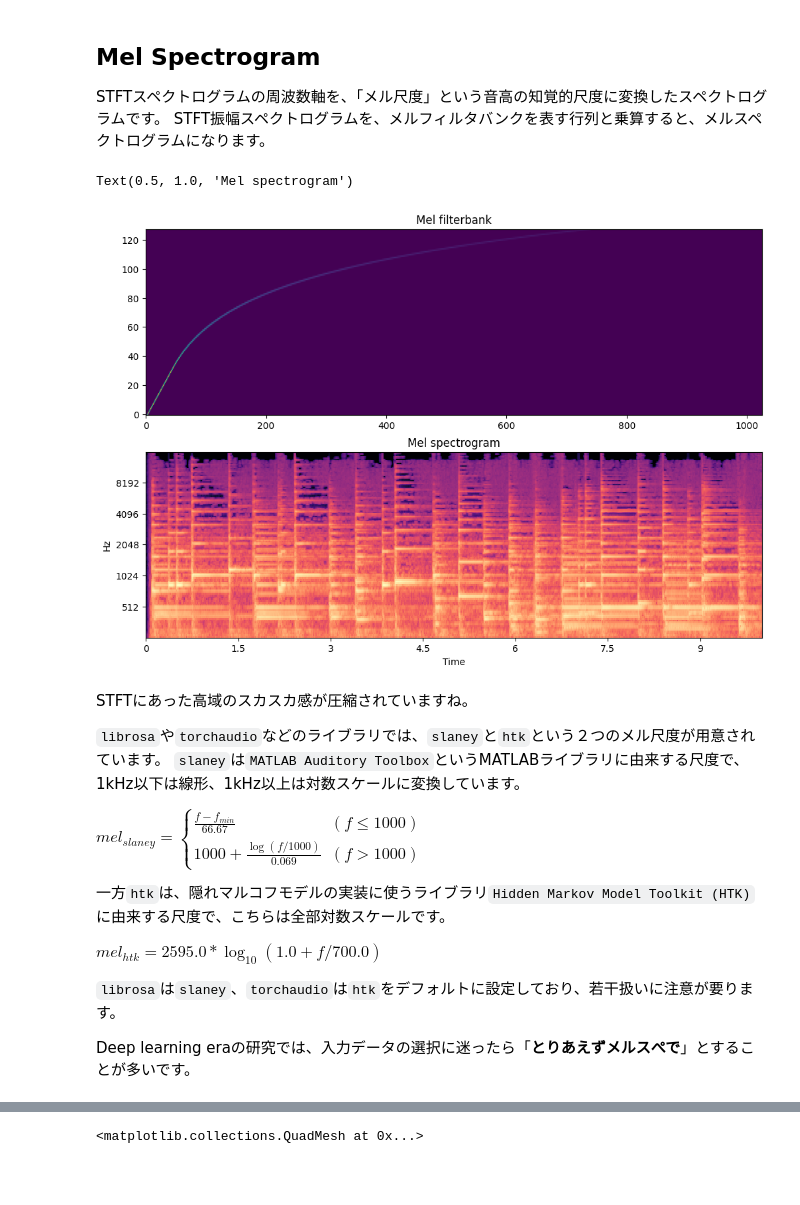
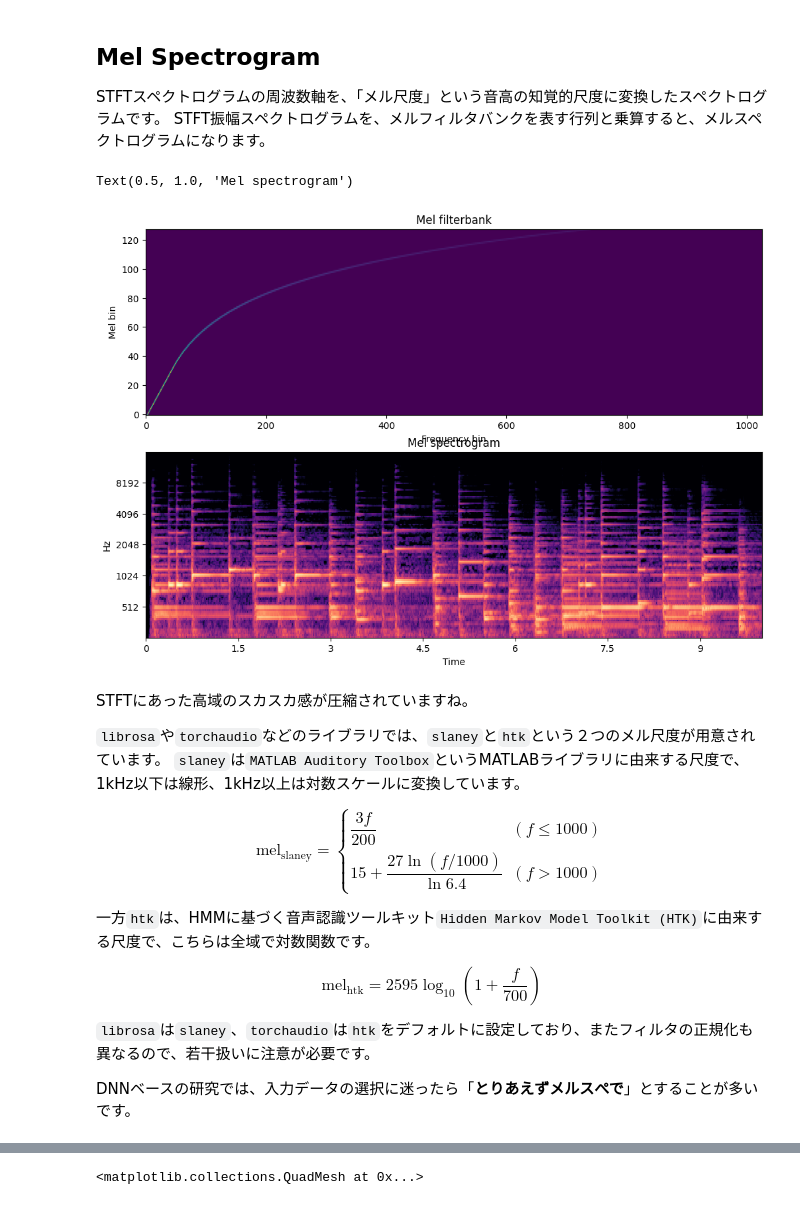
Before and after one commit to ja-MIC/Japanese-MIR-Book, a Jupyter notebook: book/signal_processing/xxgrams.ipynb, the cells around one changed output, grey strips where cells are left out. Drawn from its saved outputs; the diff is of its cells as text; code cells hidden in the pictures; blank space fills up the shorter version.

```diff
--- a/book/signal_processing/xxgrams.ipynb
+++ b/book/signal_processing/xxgrams.ipynb
@@ -57,45 +54,47 @@ STFT振幅スペクトログラムを、メルフィルタバンクを表す行
 # %%
 mel_filterbank = librosa.filters.mel(
     sr=sample_rate,
     fmin=30,
     fmax=16000,
     n_fft=2048,
     n_mels=128,
 )
 mel_spectrogram = mel_filterbank @ np.abs(stft_spectrogram) # メルスペクトログラム＝メルフィルタバンクとSTFTスペクトログラムの積
 
 plt.figure(figsize=(12, 8))
 plt.subplot(2, 1, 1)
 plt.imshow(mel_filterbank, aspect='auto', origin='lower', cmap='viridis')
 plt.title('Mel filterbank')
+plt.xlabel('Frequency bin')
+plt.ylabel('Mel bin')
 plt.subplot(2, 1, 2)
-librosa.display.specshow(librosa.power_to_db(mel_spectrogram, ref=np.max), sr=sample_rate, x_axis='time', y_axis='mel', fmin=30, fmax=16000)
+librosa.display.specshow(librosa.amplitude_to_db(mel_spectrogram, ref=np.max), sr=sample_rate, x_axis='time', y_axis='mel', fmin=30, fmax=16000)
 plt.title('Mel spectrogram')
 # %% [output]
 Text(0.5, 1.0, 'Mel spectrogram')
-[figure, old version]
+[figure, new version]
 # %% [markdown]
 STFTにあった高域のスカスカ感が圧縮されていますね。
 
 `librosa`や`torchaudio`などのライブラリでは、`slaney`と`htk`という２つのメル尺度が用意されています。
 `slaney`は`MATLAB Auditory Toolbox`というMATLABライブラリに由来する尺度で、1kHz以下は線形、1kHz以上は対数スケールに変換しています。
 
-$
-mel_{slaney}=
+$$
+\mathrm{mel}_{\mathrm{slaney}}=
 \begin{cases}
-\frac{f-f_{min}}{66.67} & (f \leq 1000)\\
-1000 + \frac{\log(f/1000)}{0.069} & (f \gt 1000)
+\dfrac{3f}{200} & (f \le 1000)\\[6pt]
+15 + \dfrac{27\ln(f/1000)}{\ln 6.4} & (f > 1000)
 \end{cases}
-$
+$$
 
-一方`htk`は、隠れマルコフモデルの実装に使うライブラリ`Hidden Markov Model Toolkit (HTK)`に由来する尺度で、こちらは全部対数スケールです。
+一方`htk`は、HMMに基づく音声認識ツールキット`Hidden Markov Model Toolkit (HTK)`に由来する尺度で、こちらは全域で対数関数です。
 
-$mel_{htk} = 2595.0 * \log_{10}(1.0 + f / 700.0)$
+$$\mathrm{mel}_{\mathrm{htk}} = 2595 \log_{10}\left(1 + \dfrac{f}{700}\right)$$
 
-`librosa`は`slaney`、`torchaudio`は`htk`をデフォルトに設定しており、若干扱いに注意が要ります。
+`librosa`は`slaney`、`torchaudio`は`htk`をデフォルトに設定しており、またフィルタの正規化も異なるので、若干扱いに注意が必要です。
 
 
-Deep learning eraの研究では、入力データの選択に迷ったら「**とりあえずメルスぺで**」とすることが多いです。
+DNNベースの研究では、入力データの選択に迷ったら「**とりあえずメルスぺで**」とすることが多いです。
 # %% [markdown]
 ## CQT Spectrogram
 
```
Also changed, not shown: parts of 34 cells of this notebook, 11 other files.
